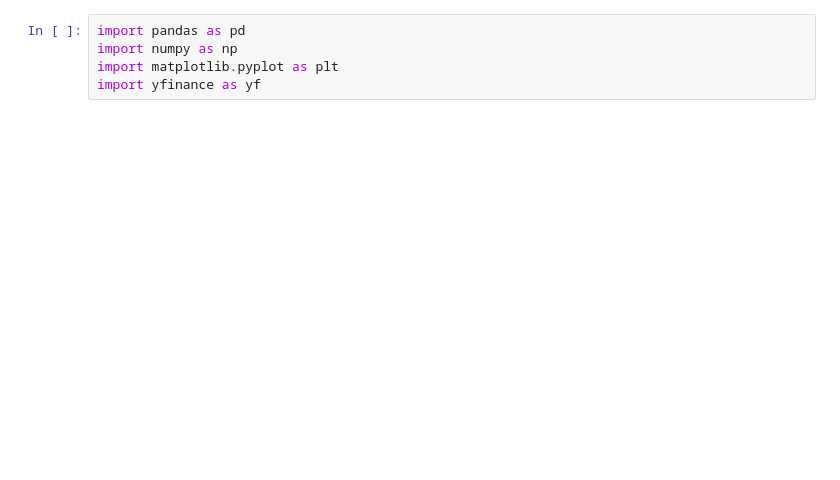
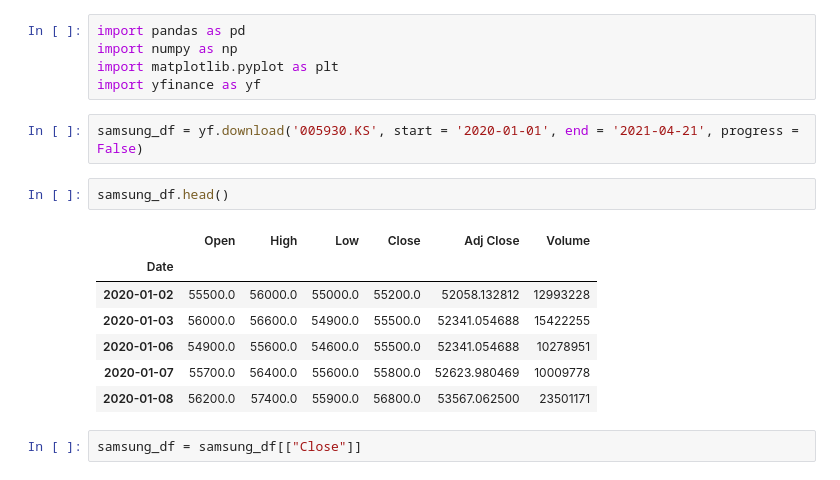
Before and after one commit to yk-Jeong/sourcecode_copy, a Jupyter notebook: 6th_samsung.ipynb, the cells around one changed output. Drawn from its saved outputs; the diff is of its cells as text; blank space fills up the shorter version.

```diff
--- a/6th_samsung.ipynb
+++ b/6th_samsung.ipynb
@@ -29,3 +25,17 @@ import pandas as pd
 import numpy as np
 import matplotlib.pyplot as plt
 import yfinance as yf
+# %%
+samsung_df = yf.download('005930.KS', start = '2020-01-01', end = '2021-04-21', progress = False)
+# %%
+samsung_df.head()
+# %% [output]
+|  | Open | High | Low | Close | Adj Close | Volume |
+| Date |  |  |  |  |  |  |
+| 2020-01-02 | 55500.0 | 56000.0 | 55000.0 | 55200.0 | 52058.132812 | 12993228 |
+| 2020-01-03 | 56000.0 | 56600.0 | 54900.0 | 55500.0 | 52341.054688 | 15422255 |
+| 2020-01-06 | 54900.0 | 55600.0 | 54600.0 | 55500.0 | 52341.054688 | 10278951 |
+| 2020-01-07 | 55700.0 | 56400.0 | 55600.0 | 55800.0 | 52623.980469 | 10009778 |
+| 2020-01-08 | 56200.0 | 57400.0 | 55900.0 | 56800.0 | 53567.062500 | 23501171 |
+# %%
+samsung_df = samsung_df[["Close"]]
```
Also changed, not shown: parts of 12 cells of this notebook.
